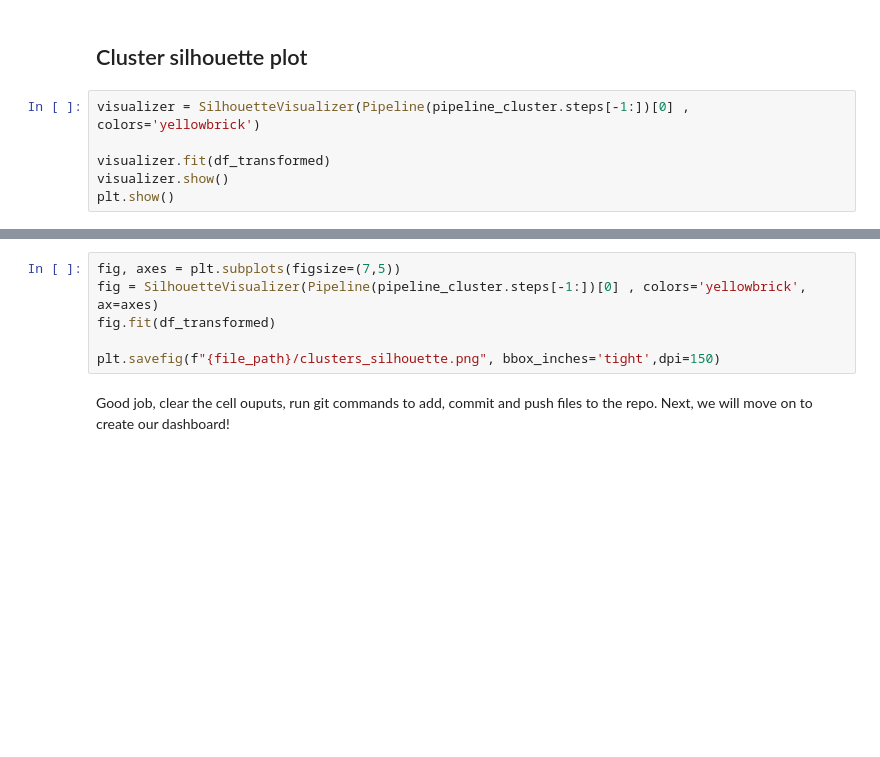
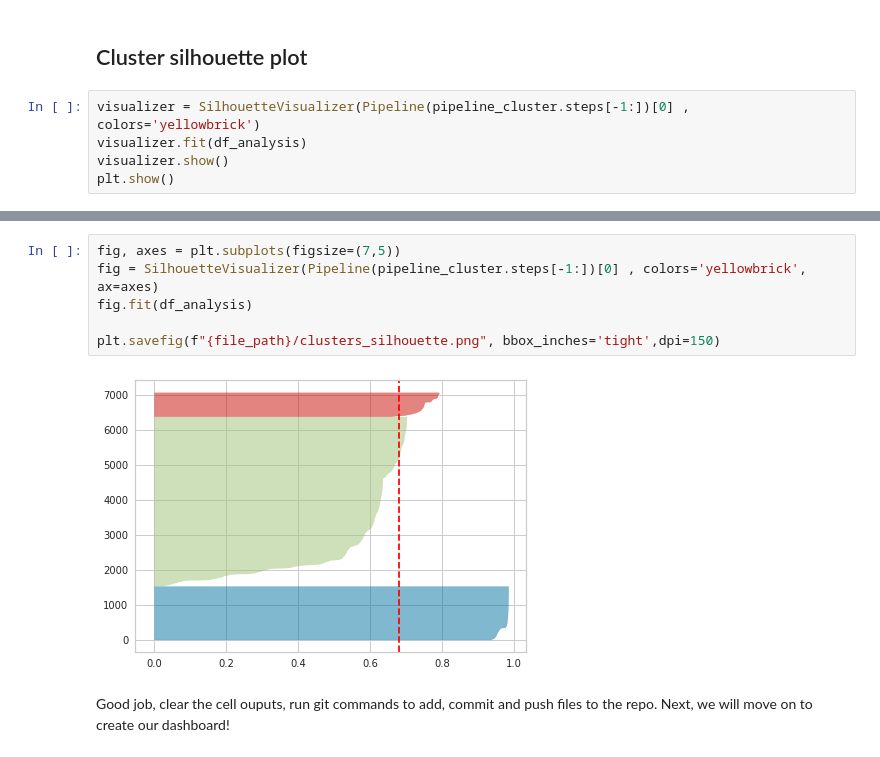
Before and after one commit to Code-Institute-Solutions/churnometer, a Jupyter notebook: jupyter_notebooks/07 - Modeling and Evaluation - Cluster Sklearn.ipynb, the cells around one changed output, grey strips where cells are left out. Drawn from its saved outputs; the diff is of its cells as text; blank space fills up the shorter version.

```diff
--- a/jupyter_notebooks/07 - Modeling and Evaluation - Cluster Sklearn.ipynb
+++ b/jupyter_notebooks/07 - Modeling and Evaluation - Cluster Sklearn.ipynb
@@ -1027,7 +1051,6 @@ clusters_profile.to_csv(f"{file_path}/clusters_profile.csv")
 ## Cluster silhouette plot
 # %%
 visualizer = SilhouetteVisualizer(Pipeline(pipeline_cluster.steps[-1:])[0] , colors='yellowbrick')
-
-visualizer.fit(df_transformed)
+visualizer.fit(df_analysis)
 visualizer.show()
 plt.show()
@@ -1034,8 +1059,10 @@ plt.show()
 # %%
 fig, axes = plt.subplots(figsize=(7,5))
 fig = SilhouetteVisualizer(Pipeline(pipeline_cluster.steps[-1:])[0] , colors='yellowbrick', ax=axes)
-fig.fit(df_transformed)
+fig.fit(df_analysis)
 
 plt.savefig(f"{file_path}/clusters_silhouette.png", bbox_inches='tight',dpi=150)
+# %% [output]
+[figure, added]
 # %% [markdown]
 Good job, clear the cell ouputs, run git commands to add, commit and push files to the repo. Next, we will move on to create our dashboard!
```
Also changed, not shown: parts of 8 cells of this notebook, 5 other files.
